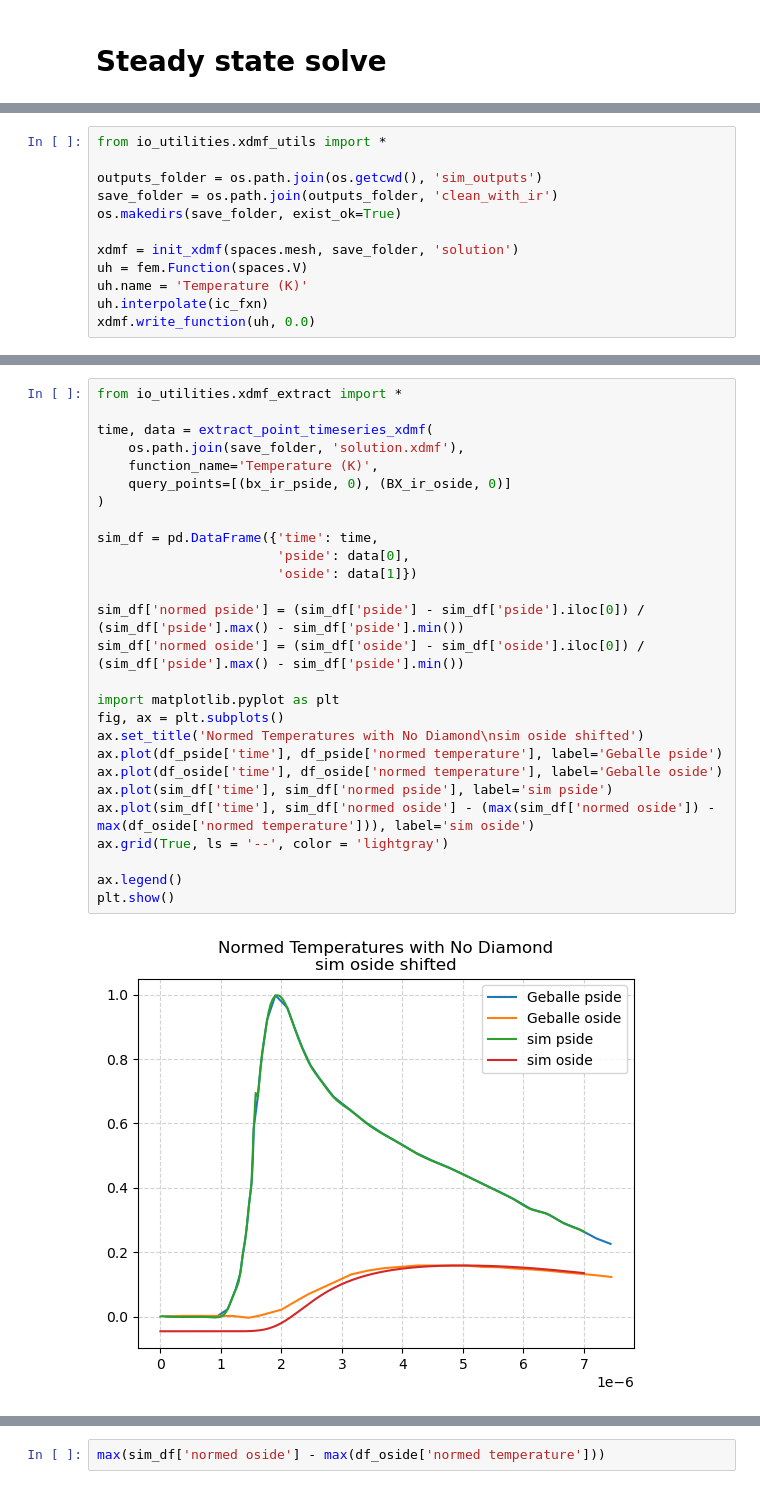
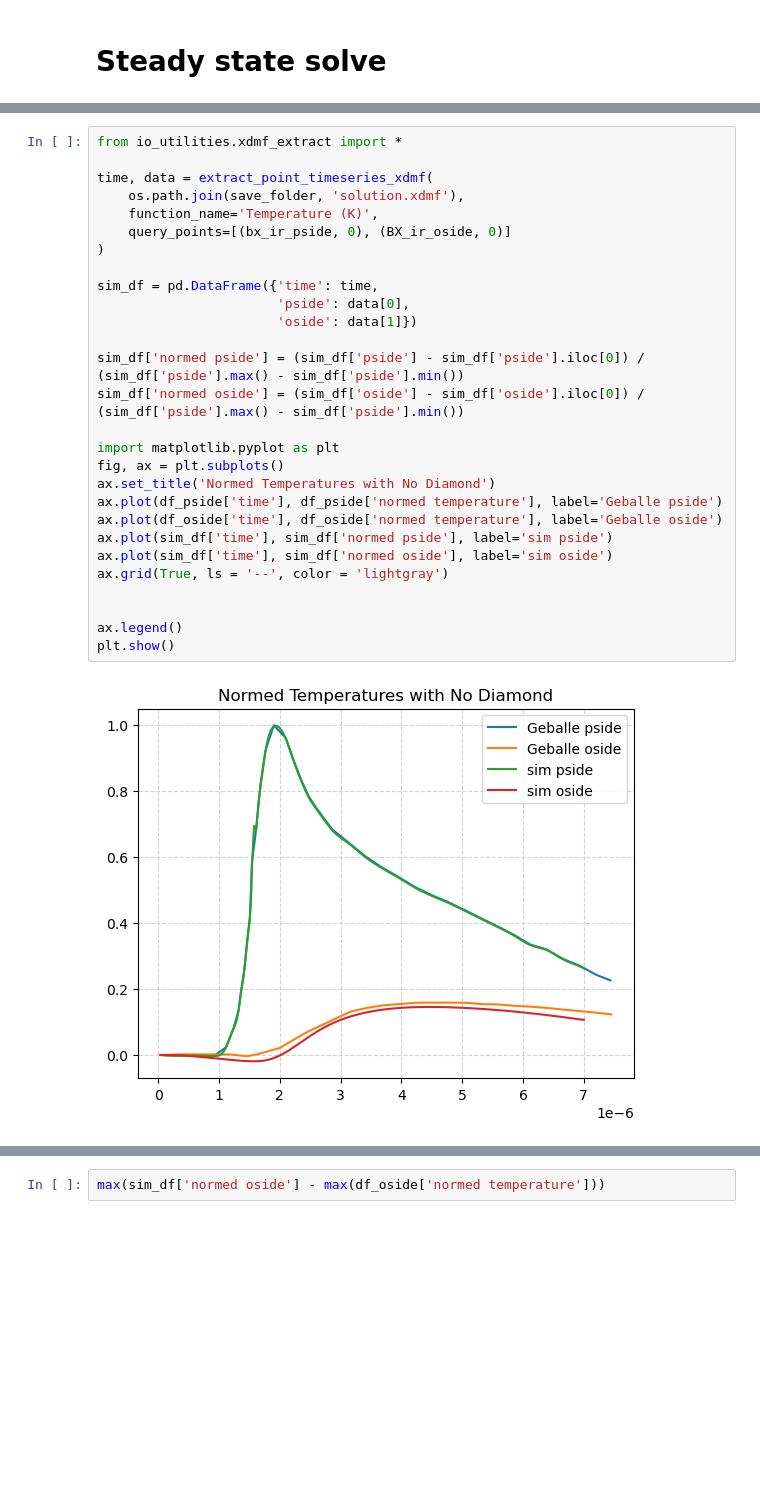
Before and after one commit to cebarker1000/heatflow, a Jupyter notebook: with_ir_steady.ipynb, the cells around one changed output, grey strips where cells are left out. Cells and saved outputs as stored; diff of their text form; blank space fills up the shorter version.

```diff
--- a/with_ir_steady.ipynb
+++ b/with_ir_steady.ipynb
@@ -349,13 +445 @@ solver.getPC().setType(PETSc.PC.Type.LU)
-# %%
-from io_utilities.xdmf_utils import *
-
-outputs_folder = os.path.join(os.getcwd(), 'sim_outputs')
-save_folder = os.path.join(outputs_folder, 'clean_with_ir')
-os.makedirs(save_folder, exist_ok=True)
-
-xdmf = init_xdmf(spaces.mesh, save_folder, 'solution')
-uh = fem.Function(spaces.V)
-uh.name = 'Temperature (K)'
-uh.interpolate(ic_fxn)
-xdmf.write_function(uh, 0.0)
 # %%
@@ -401,29 +486,30 @@ Simulation progress: 100% (step 200/200)
 # %%
 from io_utilities.xdmf_extract import *
 
 time, data = extract_point_timeseries_xdmf(
     os.path.join(save_folder, 'solution.xdmf'),
     function_name='Temperature (K)',
     query_points=[(bx_ir_pside, 0), (BX_ir_oside, 0)]
 )
 
 sim_df = pd.DataFrame({'time': time,
                        'pside': data[0],
                        'oside': data[1]})
 
 sim_df['normed pside'] = (sim_df['pside'] - sim_df['pside'].iloc[0]) / (sim_df['pside'].max() - sim_df['pside'].min())
 sim_df['normed oside'] = (sim_df['oside'] - sim_df['oside'].iloc[0]) / (sim_df['pside'].max() - sim_df['pside'].min())
 
 import matplotlib.pyplot as plt
 fig, ax = plt.subplots()
-ax.set_title('Normed Temperatures with No Diamond\nsim oside shifted')
+ax.set_title('Normed Temperatures with No Diamond')
 ax.plot(df_pside['time'], df_pside['normed temperature'], label='Geballe pside')
 ax.plot(df_oside['time'], df_oside['normed temperature'], label='Geballe oside')
 ax.plot(sim_df['time'], sim_df['normed pside'], label='sim pside')
-ax.plot(sim_df['time'], sim_df['normed oside'] - (max(sim_df['normed oside']) - max(df_oside['normed temperature'])), label='sim oside')
+ax.plot(sim_df['time'], sim_df['normed oside'], label='sim oside')
 ax.grid(True, ls = '--', color = 'lightgray')
+
 
 ax.legend()
 plt.show()
 # %% [output]
-[figure, old version]
+[figure, new version]
```
Also changed, not shown: parts of 20 cells of this notebook.
